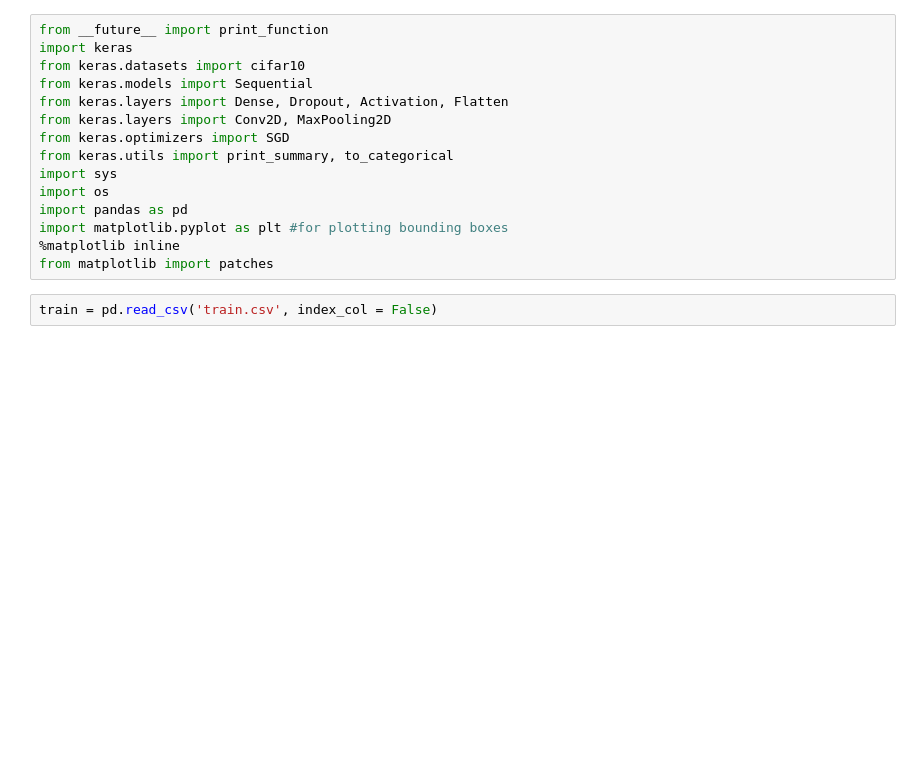
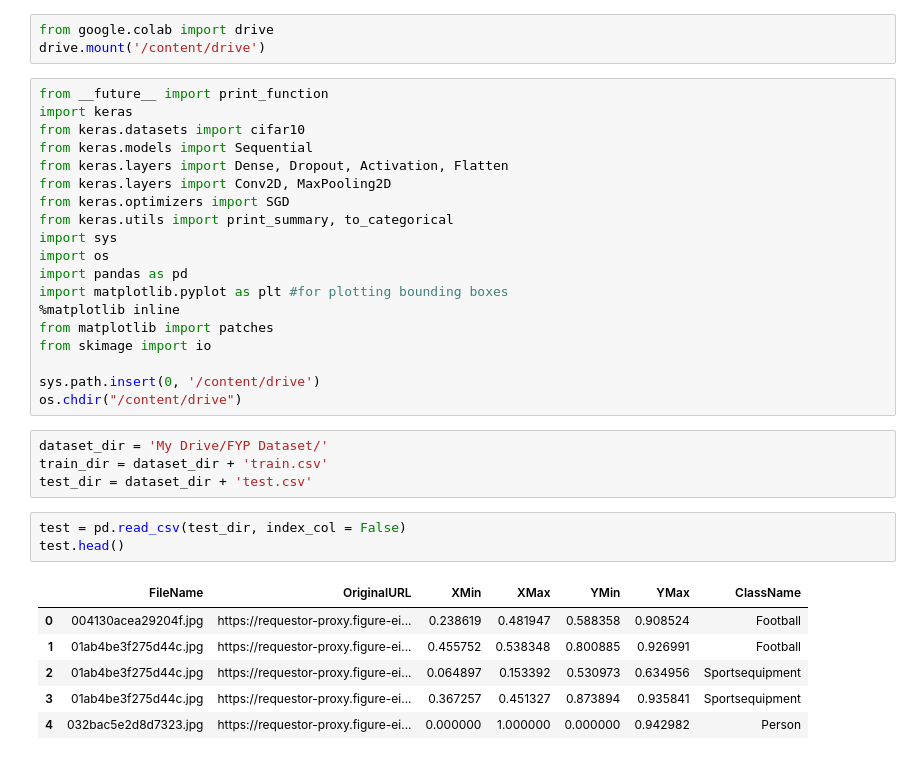
Before and after one commit to jennifernolan/FYP-Development-Navigation-Assistant, a Jupyter notebook: Dataset/CNNModel.ipynb, the cells around one changed output. Saved outputs shown, nothing was run; the diff lists cells and outputs as text; blank space fills up the shorter version.

```diff
--- a/Dataset/CNNModel.ipynb
+++ b/Dataset/CNNModel.ipynb
@@ -1,3 +1,6 @@
+# %%
+from google.colab import drive
+drive.mount('/content/drive')
 # %%
 from __future__ import print_function
 import keras
@@ -13,5 +16,21 @@ import pandas as pd
 import matplotlib.pyplot as plt #for plotting bounding boxes
 %matplotlib inline
 from matplotlib import patches
+from skimage import io
+
+sys.path.insert(0, '/content/drive')
+os.chdir("/content/drive")
+# %%
+dataset_dir = 'My Drive/FYP Dataset/'
+train_dir = dataset_dir + 'train.csv'
+test_dir = dataset_dir + 'test.csv'
 # %%
-train = pd.read_csv('train.csv', index_col = False)
+test = pd.read_csv(test_dir, index_col = False)
+test.head()
+# %% [output]
+|  | FileName | OriginalURL | XMin | XMax | YMin | YMax | ClassName |
+| 0 | 004130acea29204f.jpg | https://requestor-proxy.figure-ei... | 0.238619 | 0.481947 | 0.588358 | 0.908524 | Football |
+| 1 | 01ab4be3f275d44c.jpg | https://requestor-proxy.figure-ei... | 0.455752 | 0.538348 | 0.800885 | 0.926991 | Football |
+| 2 | 01ab4be3f275d44c.jpg | https://requestor-proxy.figure-ei... | 0.064897 | 0.153392 | 0.530973 | 0.634956 | Sportsequipment |
+| 3 | 01ab4be3f275d44c.jpg | https://requestor-proxy.figure-ei... | 0.367257 | 0.451327 | 0.873894 | 0.935841 | Sportsequipment |
+| 4 | 032bac5e2d8d7323.jpg | https://requestor-proxy.figure-ei... | 0.000000 | 1.000000 | 0.000000 | 0.942982 | Person |
```
Also changed, not shown: parts of 12 cells of this notebook.
